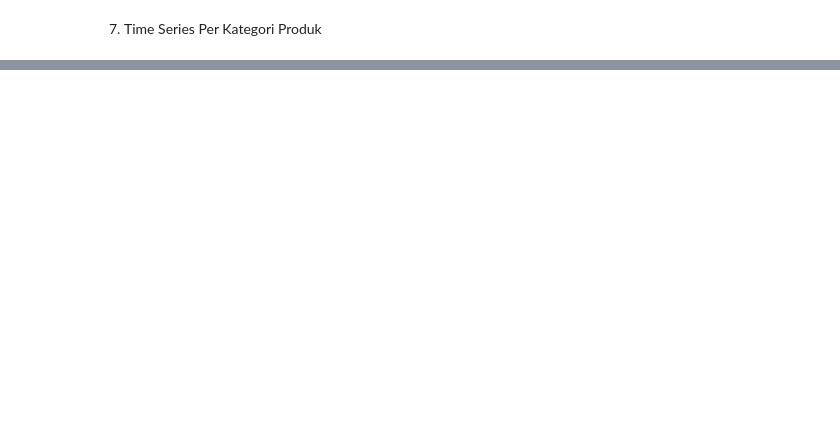
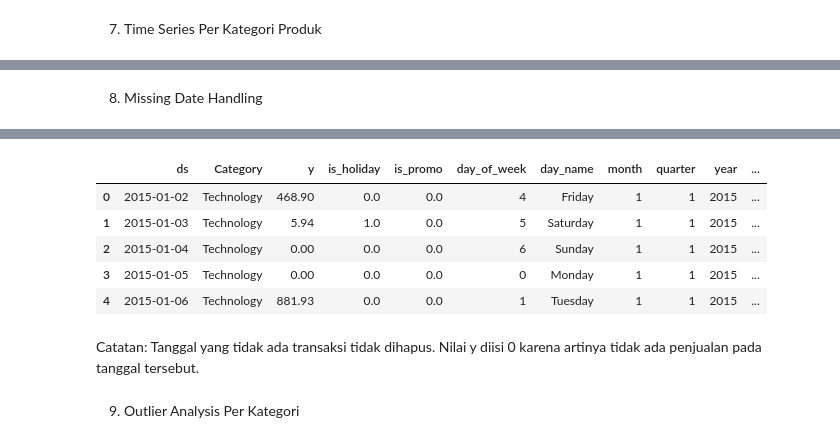
Before and after one commit to shavel28/StockSight-AI-PJK-GM073, a Jupyter notebook: Notebooks/Data_Engineering_Pipeline.ipynb, the cells around one changed output, grey strips where cells are left out. Saved outputs shown, nothing was run; the diff lists cells and outputs as text; code cells hidden in the pictures; blank space fills up the shorter version.

```diff
--- a/Notebooks/Data_Engineering_Pipeline.ipynb
+++ b/Notebooks/Data_Engineering_Pipeline.ipynb
@@ -409,14 +285,0 @@ df_outlier_summary
-# %%
-print("--- Visualisasi Tren Penjualan Per Kategori ---")
-
-for category in df_ts_category_full['Category'].unique():
-    temp = df_ts_category_full[df_ts_category_full['Category'] == category]
-
-    plt.figure(figsize=(14, 5))
-    plt.plot(temp['ds'], temp['y'], label=f'Sales - {category}', alpha=0.7)
-    plt.title(f'Tren Penjualan Harian - {category}')
-    plt.xlabel('Tanggal')
-    plt.ylabel('Sales')
-    plt.legend()
-    plt.grid(True, linestyle='--', alpha=0.5)
-    plt.show()
@@ -530,0 +316,50 @@ Dataset berhasil diexport:
+# %% [markdown]
+8. Missing Date Handling
+# %%
+print("=== MISSING DATE HANDLING PER KATEGORI ===")
+
+all_dates = pd.date_range(
+    start=df_ts_category['ds'].min(),
+    end=df_ts_category['ds'].max(),
+    freq='D'
+)
+
+categories = df_ts_category['Category'].unique()
+
+full_data = []
+
+for category in categories:
+    temp = df_ts_category[df_ts_category['Category'] == category].copy()
+    temp = temp.set_index('ds').reindex(all_dates)
+    temp.index.name = 'ds'
+
+    temp['Category'] = category
+
+    # Jika tidak ada transaksi pada tanggal tertentu, sales diisi 0
+    temp['y'] = temp['y'].fillna(0)
+
+    # Fitur event kosong diisi 0
+    temp['is_holiday'] = temp['is_holiday'].fillna(0)
+    temp['is_promo'] = temp['is_promo'].fillna(0)
+
+    temp = temp.reset_index()
+
+    # Buat ulang calendar feature
+    temp['day_of_week'] = temp['ds'].dt.dayofweek
+    temp['day_name'] = temp['ds'].dt.day_name()
+    temp['month'] = temp['ds'].dt.month
+    temp['quarter'] = temp['ds'].dt.quarter
+    temp['year'] = temp['ds'].dt.year
+    temp['is_weekend'] = temp['day_of_week'].apply(
+        lambda x: 1 if x >= 5 else 0
+    )
+
+    full_data.append(temp)
+
+df_ts_category_full = pd.concat(full_data, ignore_index=True)
+
+print("Missing value setelah missing date handling:")
+print(df_ts_category_full.isnull().sum())
+
+df_ts_category_full.head()
+# %% [output]
@@ -530,0 +380,10 @@ Dataset berhasil diexport:
+|  | ds | Category | y | is_holiday | is_promo | day_of_week | day_name | month | quarter | year | ... |
+| 0 | 2015-01-02 | Technology | 468.90 | 0.0 | 0.0 | 4 | Friday | 1 | 1 | 2015 | ... |
+| 1 | 2015-01-03 | Technology | 5.94 | 1.0 | 0.0 | 5 | Saturday | 1 | 1 | 2015 | ... |
+| 2 | 2015-01-04 | Technology | 0.00 | 0.0 | 0.0 | 6 | Sunday | 1 | 1 | 2015 | ... |
+| 3 | 2015-01-05 | Technology | 0.00 | 0.0 | 0.0 | 0 | Monday | 1 | 1 | 2015 | ... |
+| 4 | 2015-01-06 | Technology | 881.93 | 0.0 | 0.0 | 1 | Tuesday | 1 | 1 | 2015 | ... |
+# %% [markdown]
+Catatan: Tanggal yang tidak ada transaksi tidak dihapus. Nilai y diisi 0 karena artinya tidak ada penjualan pada tanggal tersebut.
+# %% [markdown]
+9. Outlier Analysis Per Kategori
```
Also changed, not shown: parts of 58 cells of this notebook.
